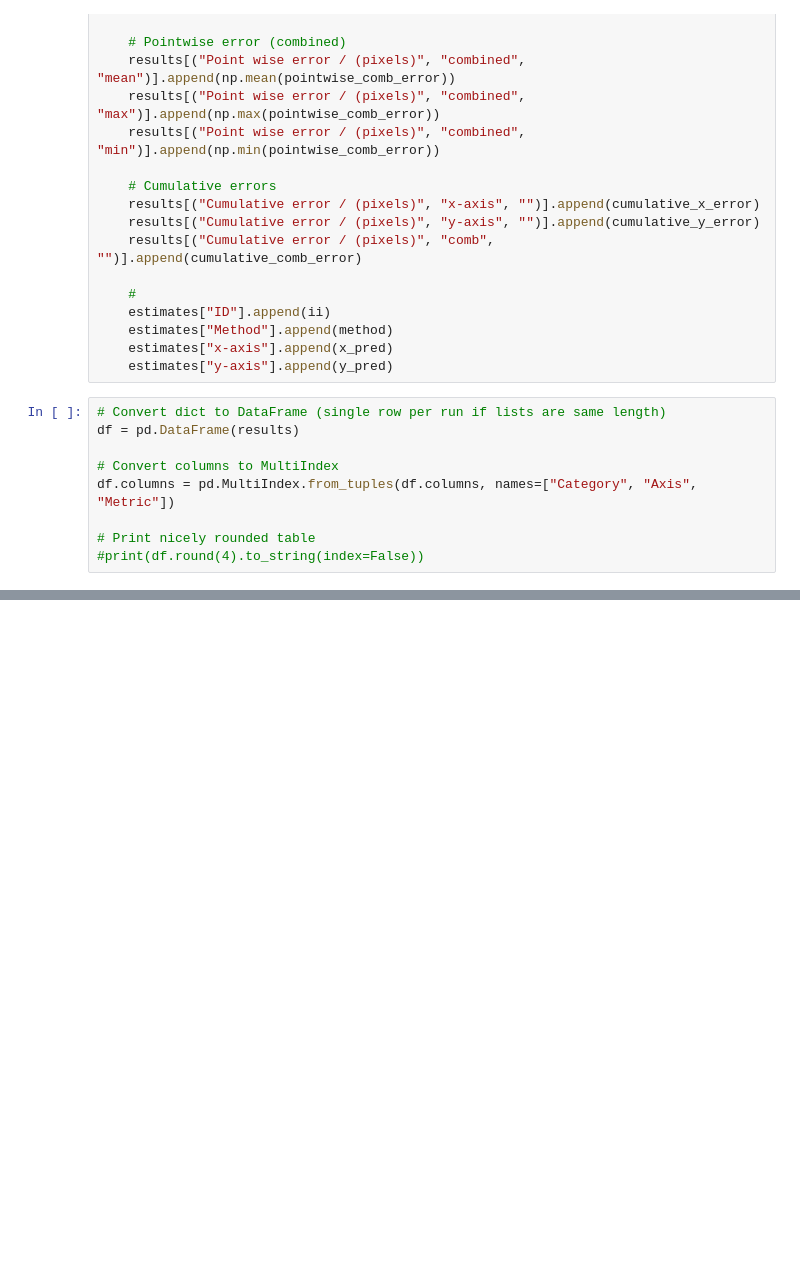
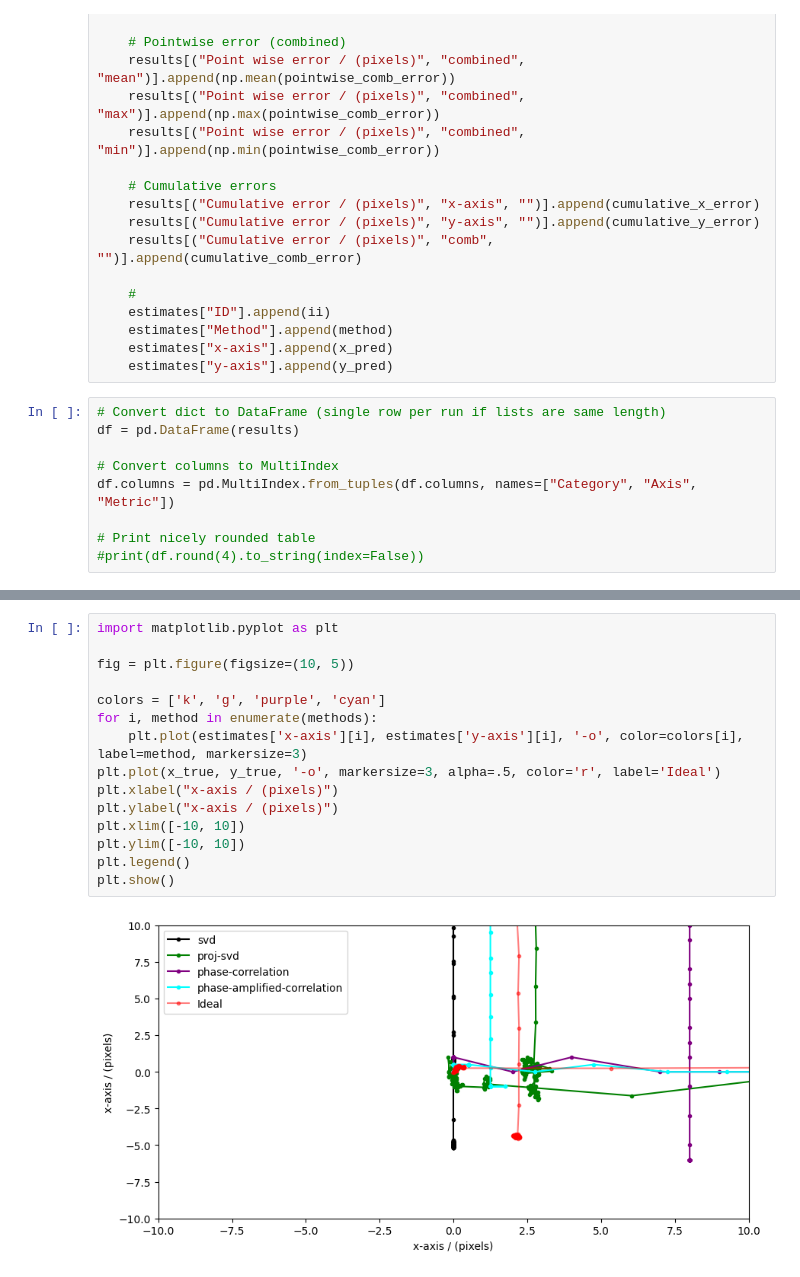
Before and after one commit to thiagokalid/visual-odometer-algorithms-comparison, a Jupyter notebook: scripts/benchmark.ipynb, the cells around one changed output, grey strips where cells are left out. Cells and saved outputs as stored; diff of their text form; blank space fills up the shorter version.

```diff
--- a/scripts/benchmark.ipynb
+++ b/scripts/benchmark.ipynb
@@ -166,0 +169,17 @@ plt.show()
+# %%
+import matplotlib.pyplot as plt
+
+fig = plt.figure(figsize=(10, 5))
+
+colors = ['k', 'g', 'purple', 'cyan']
+for i, method in enumerate(methods):
+    plt.plot(estimates['x-axis'][i], estimates['y-axis'][i], '-o', color=colors[i], label=method, markersize=3)
+plt.plot(x_true, y_true, '-o', markersize=3, alpha=.5, color='r', label='Ideal')
+plt.xlabel("x-axis / (pixels)")
+plt.ylabel("x-axis / (pixels)")
+plt.xlim([-10, 10])
+plt.ylim([-10, 10])
+plt.legend()
+plt.show()
+# %% [output]
+[figure, added]
```
Also changed, not shown: parts of 2 cells of this notebook, 2 other files.
